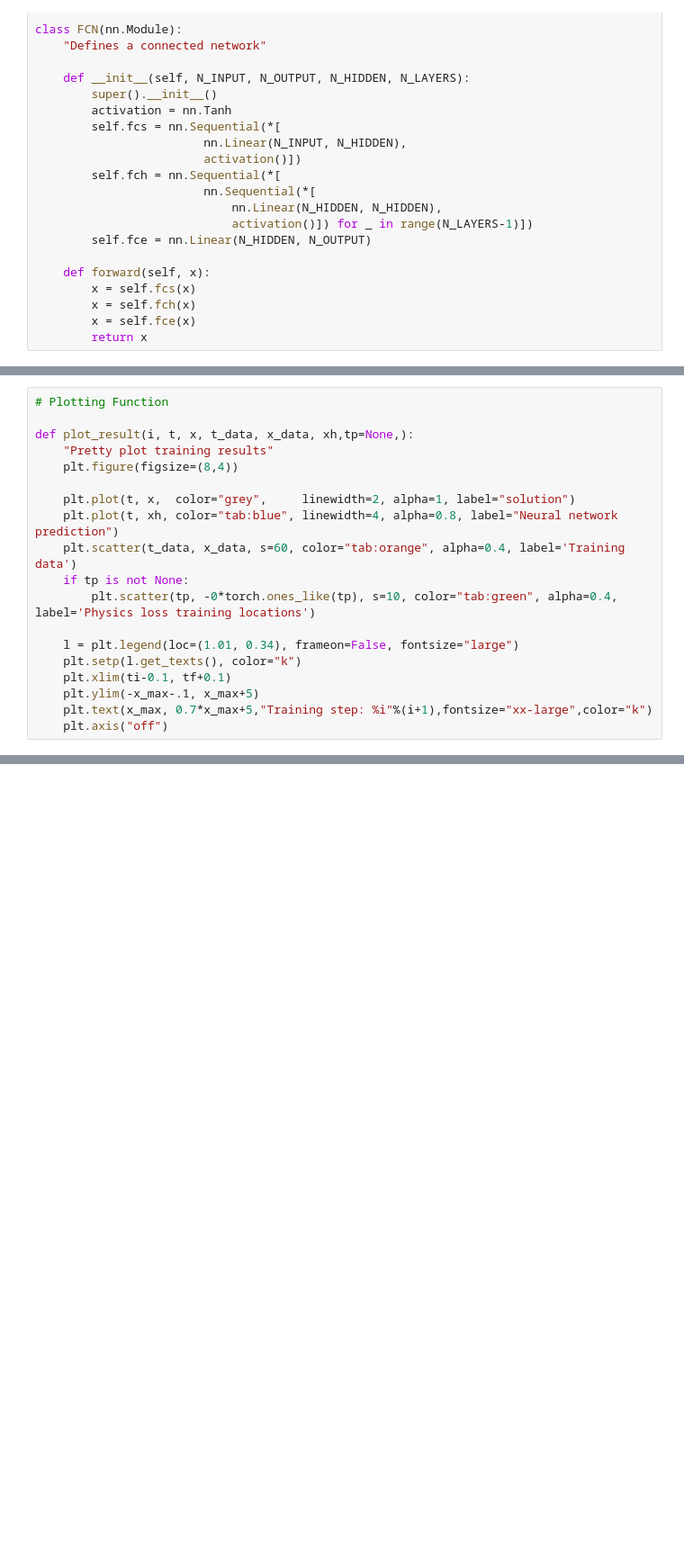
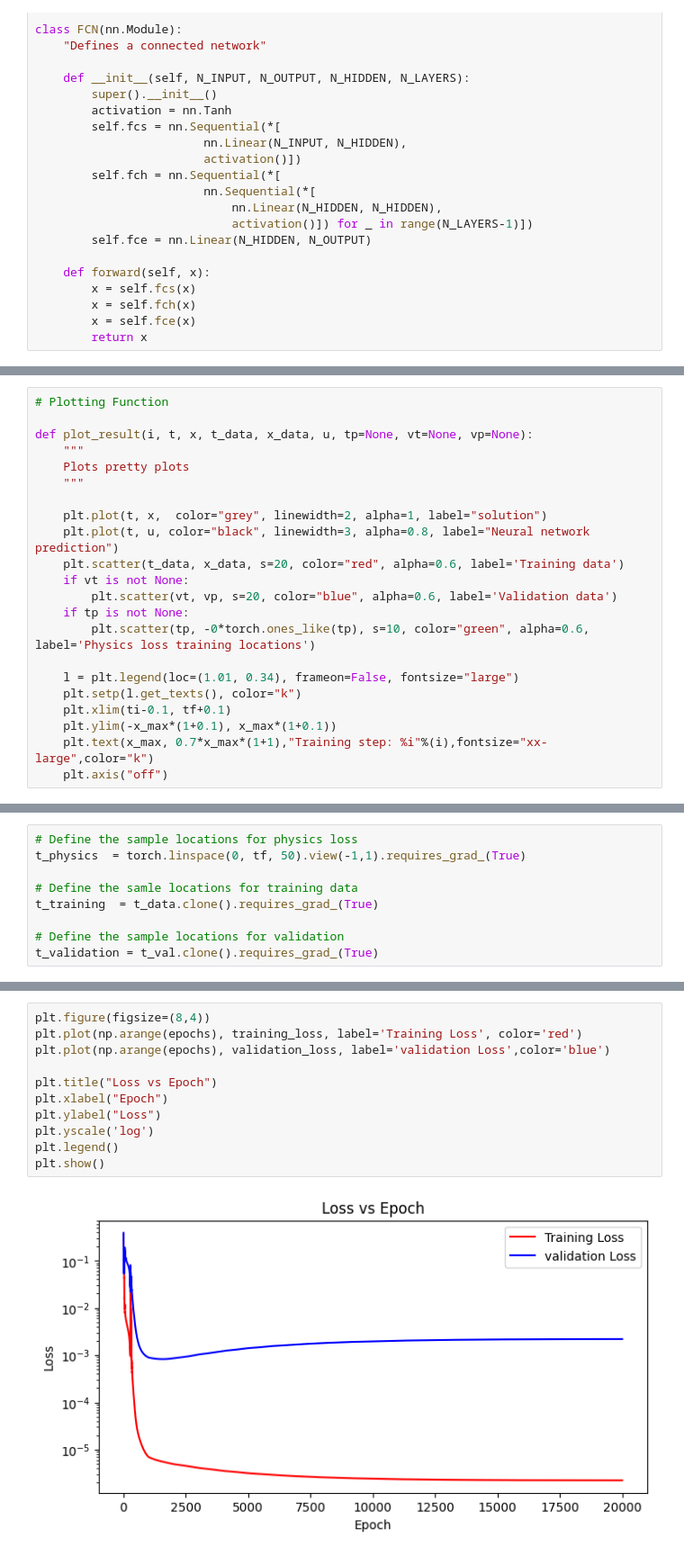
Before and after one commit to Mehdi-Haned/PINNs-Spring2025, a Jupyter notebook: Nonlinear_Pendelum_PINN.ipynb, the cells around one changed output, grey strips where cells are left out. Shown: that part at 90% size. Drawn from its saved outputs; the diff is of its cells as text; blank space fills up the shorter version.

```diff
--- a/Nonlinear_Pendelum_PINN.ipynb
+++ b/Nonlinear_Pendelum_PINN.ipynb
@@ -89,19 +103,22 @@ torch.Size([10, 1]) torch.Size([10, 1])
 # %%
 # Plotting Function
 
-def plot_result(i, t, x, t_data, x_data, xh,tp=None,):
-    "Pretty plot training results"
-    plt.figure(figsize=(8,4))
+def plot_result(i, t, x, t_data, x_data, u, tp=None, vt=None, vp=None):
+    """
+    Plots pretty plots
+    """
 
-    plt.plot(t, x,  color="grey",     linewidth=2, alpha=1, label="solution")
-    plt.plot(t, xh, color="tab:blue", linewidth=4, alpha=0.8, label="Neural network prediction")
-    plt.scatter(t_data, x_data, s=60, color="tab:orange", alpha=0.4, label='Training data')
+    plt.plot(t, x,  color="grey", linewidth=2, alpha=1, label="solution")
+    plt.plot(t, u, color="black", linewidth=3, alpha=0.8, label="Neural network prediction")
+    plt.scatter(t_data, x_data, s=20, color="red", alpha=0.6, label='Training data')
+    if vt is not None:
+        plt.scatter(vt, vp, s=20, color="blue", alpha=0.6, label='Validation data')
     if tp is not None:
-        plt.scatter(tp, -0*torch.ones_like(tp), s=10, color="tab:green", alpha=0.4, label='Physics loss training locations')
+        plt.scatter(tp, -0*torch.ones_like(tp), s=10, color="green", alpha=0.6, label='Physics loss training locations')
 
     l = plt.legend(loc=(1.01, 0.34), frameon=False, fontsize="large")
     plt.setp(l.get_texts(), color="k")
     plt.xlim(ti-0.1, tf+0.1)
-    plt.ylim(-x_max-.1, x_max+5)
-    plt.text(x_max, 0.7*x_max+5,"Training step: %i"%(i+1),fontsize="xx-large",color="k")
+    plt.ylim(-x_max*(1+0.1), x_max*(1+0.1))
+    plt.text(x_max, 0.7*x_max*(1+1),"Training step: %i"%(i),fontsize="xx-large",color="k")
     plt.axis("off")
@@ -154 +127,10 @@ Here we evaluate the physics loss at 30 points uniformly spaced over the problem
+# %%
+# Define the sample locations for physics loss
+t_physics  = torch.linspace(0, tf, 50).view(-1,1).requires_grad_(True)
+
+# Define the samle locations for training data
+t_training  = t_data.clone().requires_grad_(True)
+
+# Define the sample locations for validation
+t_validation = t_val.clone().requires_grad_(True)
 # %%
@@ -201,0 +247,13 @@ save_gif_PIL("gifs/PINN_Nonlinear_Pendulum.gif", files, fps=20, loop=0)
+# %%
+plt.figure(figsize=(8,4))
+plt.plot(np.arange(epochs), training_loss, label='Training Loss', color='red')
+plt.plot(np.arange(epochs), validation_loss, label='validation Loss',color='blue')
+
+plt.title("Loss vs Epoch")
+plt.xlabel("Epoch")
+plt.ylabel("Loss")
+plt.yscale('log')
+plt.legend()
+plt.show()
+# %% [output]
+[figure, added]
```
Also changed, not shown: parts of 7 cells of this notebook.
